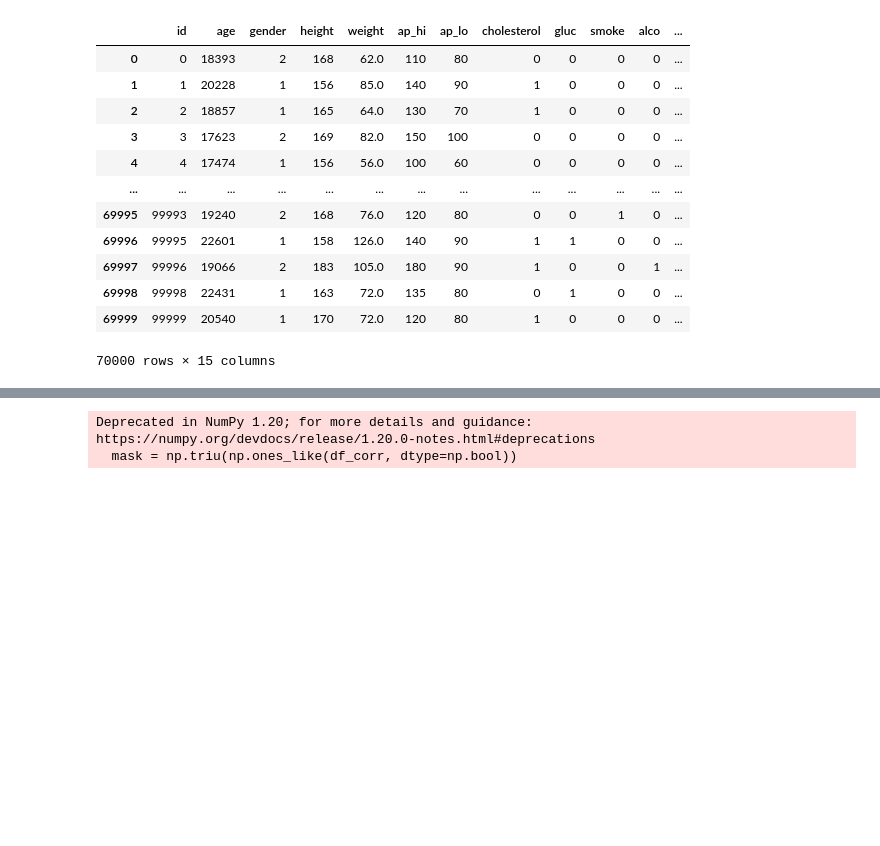
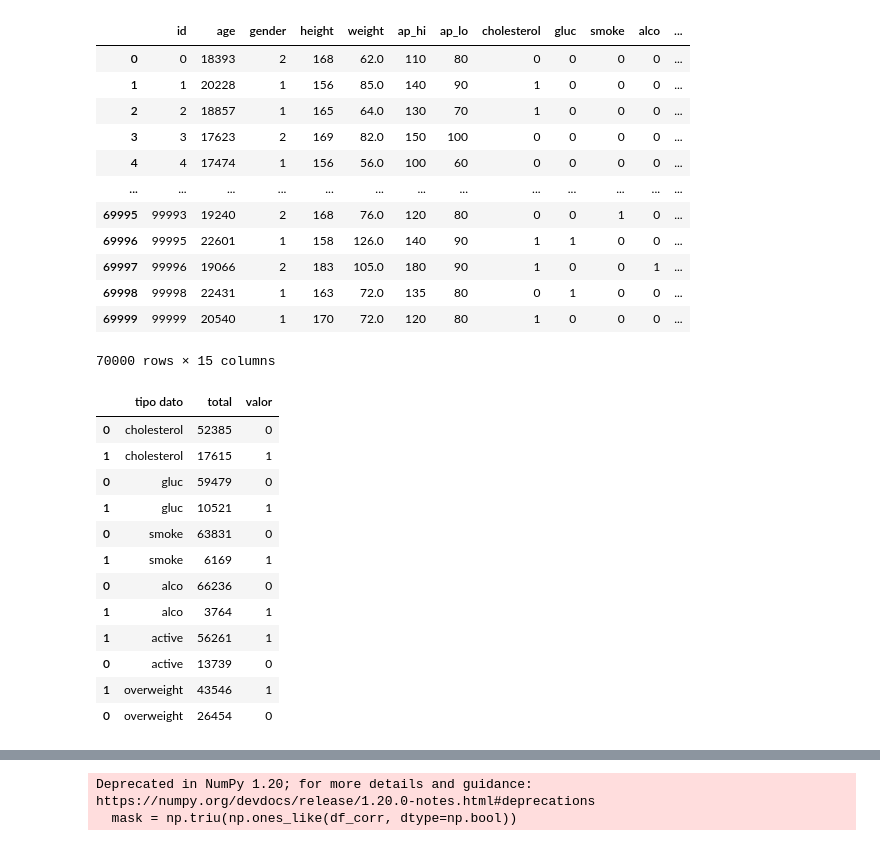
Before and after one commit to JavierRojas14/Medical_Data_Visualizer, a Jupyter notebook: medical_examination.ipynb, the cells around one changed output, grey strips where cells are left out. Cells and saved outputs as stored; diff of their text form; code cells hidden in the pictures; blank space fills up the shorter version.

```diff
--- a/medical_examination.ipynb
+++ b/medical_examination.ipynb
@@ -33,3 +33,28 @@ df
 | 69998 | 99998 | 22431 | 1 | 163 | 72.0 | 135 | 80 | 0 | 1 | 0 | 0 | ... |
 | 69999 | 99999 | 20540 | 1 | 170 | 72.0 | 120 | 80 | 1 | 0 | 0 | 0 | ... |
 70000 rows × 15 columns
+# %%
+df_catplot = pd.DataFrame(columns = ['tipo dato', 'total', 'valor'])
+columnas = ['cholesterol', 'gluc', 'smoke', 'alco', 'active', 'overweight']
+
+for tipo_dato in columnas:
+    nueva_fila = pd.DataFrame({'tipo dato': [tipo_dato for d in df[tipo_dato].value_counts()],
+                               'total': df[tipo_dato].value_counts(),
+                               'valor': df[tipo_dato].value_counts().index})
+    df_catplot = pd.concat([df_catplot, nueva_fila])
+
+df_catplot
+# %% [output]
+|  | tipo dato | total | valor |
+| 0 | cholesterol | 52385 | 0 |
+| 1 | cholesterol | 17615 | 1 |
+| 0 | gluc | 59479 | 0 |
+| 1 | gluc | 10521 | 1 |
+| 0 | smoke | 63831 | 0 |
+| 1 | smoke | 6169 | 1 |
+| 0 | alco | 66236 | 0 |
+| 1 | alco | 3764 | 1 |
+| 1 | active | 56261 | 1 |
+| 0 | active | 13739 | 0 |
+| 1 | overweight | 43546 | 1 |
+| 0 | overweight | 26454 | 0 |
```
Also changed, not shown: parts of 2 cells of this notebook, 1 other file.
